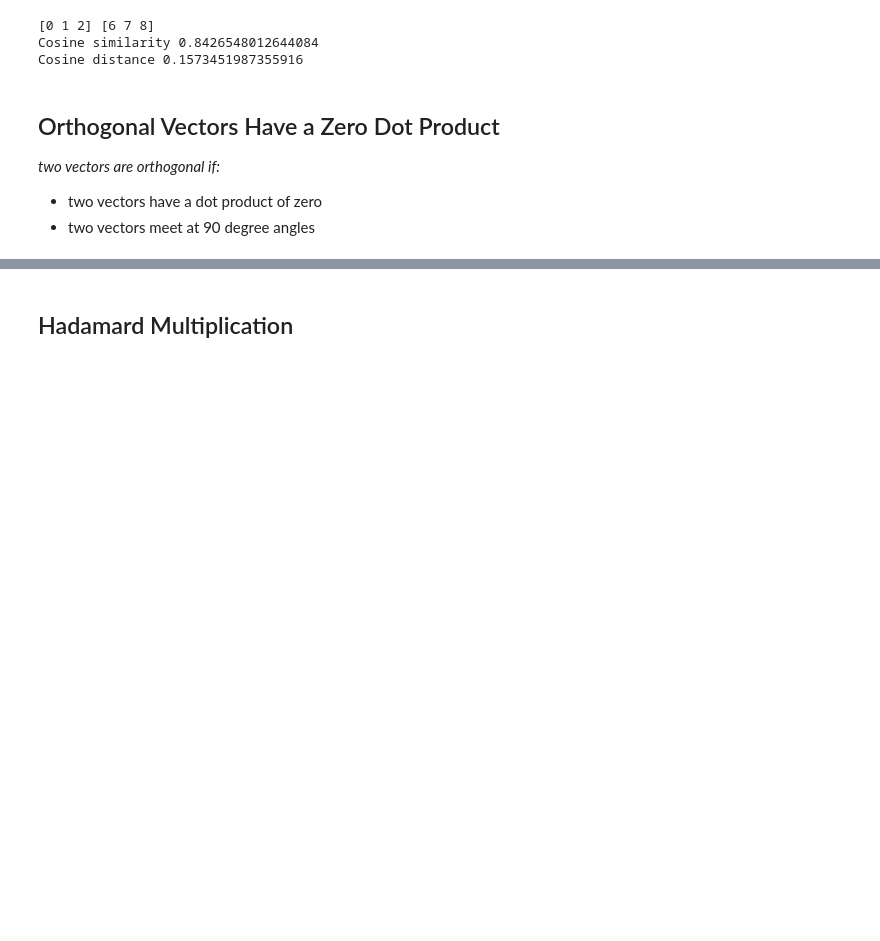
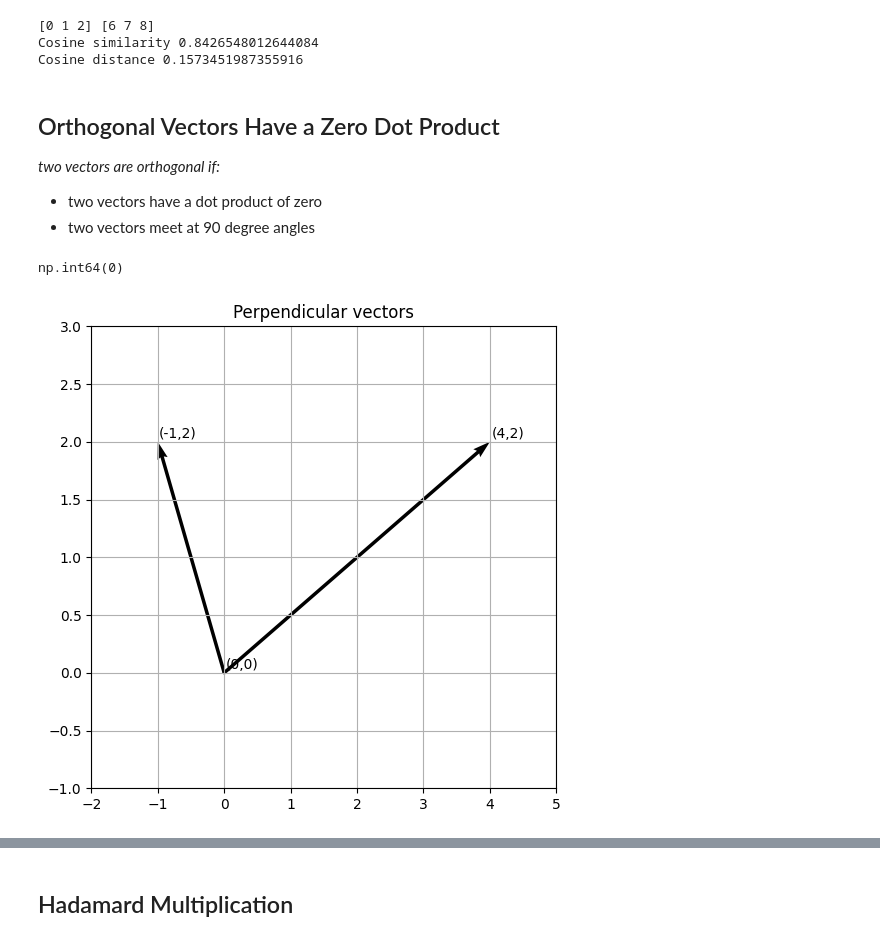
Before and after one commit to solarecho3/vectors, a Jupyter notebook: vectors.ipynb, the cells around one changed output, grey strips where cells are left out. Cells and saved outputs as stored; diff of their text form; code cells hidden in the pictures; blank space fills up the shorter version.

```diff
--- a/vectors.ipynb
+++ b/vectors.ipynb
@@ -350,3 +410,12 @@ Cosine distance 0.1573451987355916
 *two vectors are orthogonal if:*
 - two vectors have a dot product of zero
 - two vectors meet at 90 degree angles
+# %%
+# TODO: move to 'Orthogonal Vectors Have a Zero Dot Product'
+# if the dot product is 0
+# the vectors are perpendicular
+pvec2([4,2],[-1,2],title='Perpendicular vectors')
+np.dot([4,2],[-1,2])
+# %% [output]
+np.int64(0)
+[figure, added]
```
Also changed, not shown: parts of 45 cells of this notebook.
